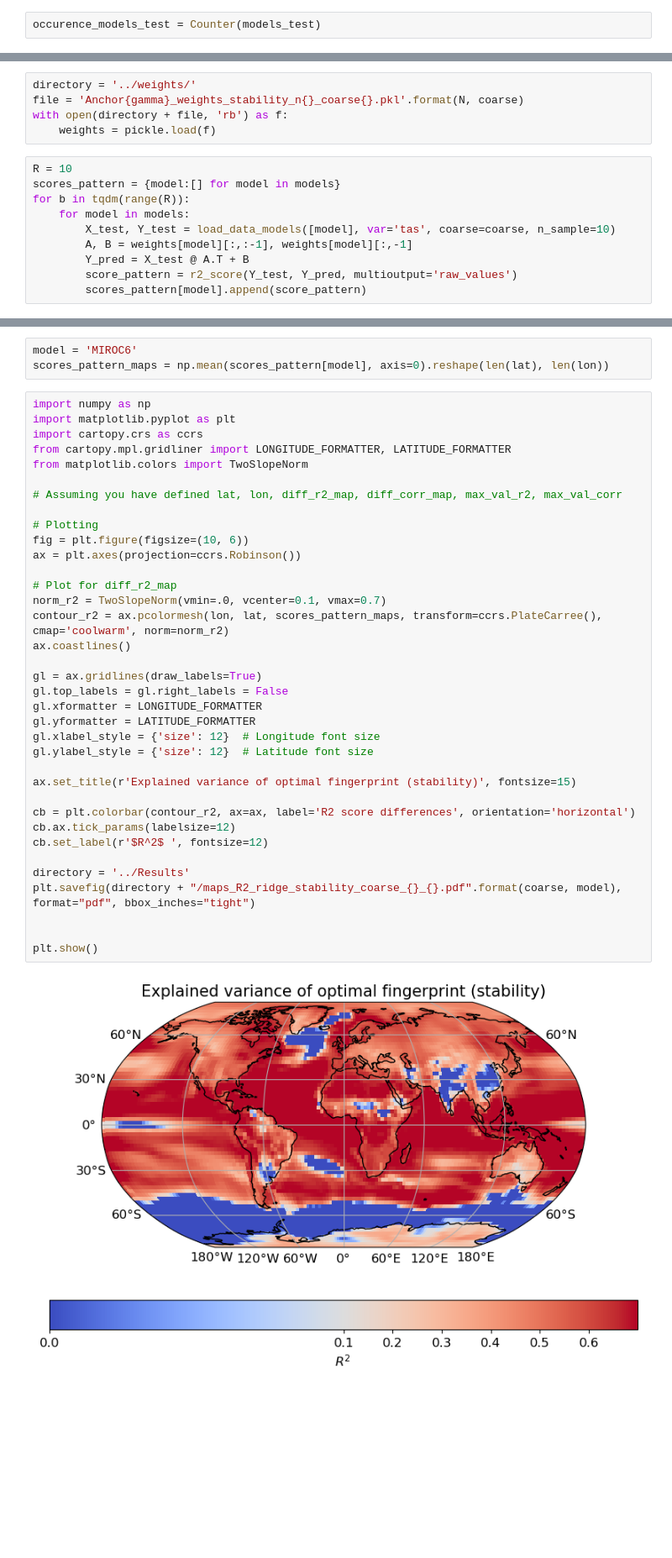
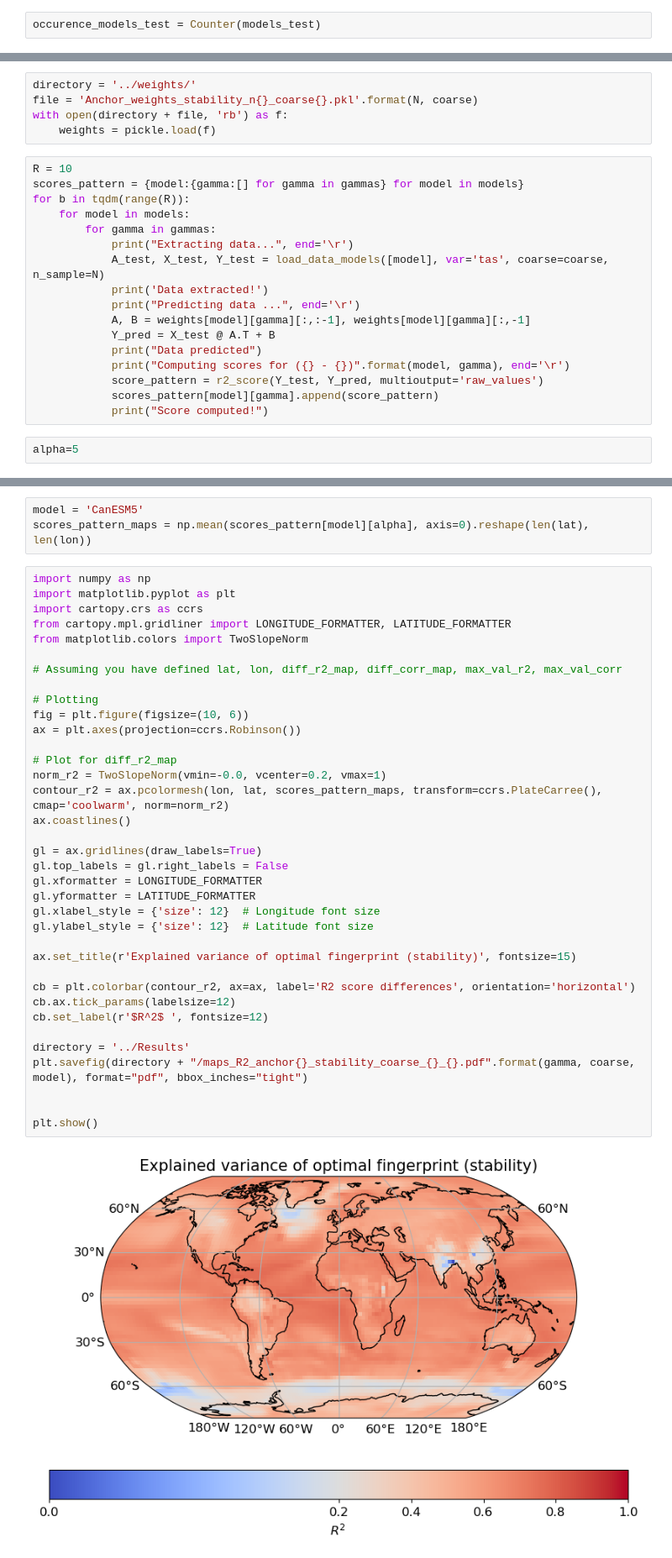
Before and after one commit to homerdurand/ForceSMIP, a Jupyter notebook: notebooks/Anchor_stability_selection.ipynb, the cells around one changed output, grey strips where cells are left out. Shown at 84% size. Cells and saved outputs as stored; diff of their text form; blank space fills up the shorter version.

Commit message:
Adding a Random_forest_experiment and modif to anchor experiments

```diff
--- a/notebooks/Anchor_stability_selection.ipynb
+++ b/notebooks/Anchor_stability_selection.ipynb
@@ -167,16 +384,25 @@ Extracting data...
 # %%
 directory = '../weights/'
-file = 'Anchor{gamma}_weights_stability_n{}_coarse{}.pkl'.format(N, coarse)
+file = 'Anchor_weights_stability_n{}_coarse{}.pkl'.format(N, coarse)
 with open(directory + file, 'rb') as f:
     weights = pickle.load(f)
 # %%
 R = 10
-scores_pattern = {model:[] for model in models}
+scores_pattern = {model:{gamma:[] for gamma in gammas} for model in models}
 for b in tqdm(range(R)):
     for model in models:
-        X_test, Y_test = load_data_models([model], var='tas', coarse=coarse, n_sample=10)
-        A, B = weights[model][:,:-1], weights[model][:,-1]
-        Y_pred = X_test @ A.T + B
-        score_pattern = r2_score(Y_test, Y_pred, multioutput='raw_values')
-        scores_pattern[model].append(score_pattern)
+        for gamma in gammas:
+            print("Extracting data...", end='\r')
+            A_test, X_test, Y_test = load_data_models([model], var='tas', coarse=coarse, n_sample=N)
+            print('Data extracted!')
+            print("Predicting data ...", end='\r')
+            A, B = weights[model][gamma][:,:-1], weights[model][gamma][:,-1]
+            Y_pred = X_test @ A.T + B
+            print("Data predicted")
+            print("Computing scores for ({} - {})".format(model, gamma), end='\r')
+            score_pattern = r2_score(Y_test, Y_pred, multioutput='raw_values')
+            scores_pattern[model][gamma].append(score_pattern)
+            print("Score computed!")
+# %%
+alpha=5
 # %%
@@ -200,6 +426,6 @@ plt.show()
 # %%
-model = 'MIROC6'
-scores_pattern_maps = np.mean(scores_pattern[model], axis=0).reshape(len(lat), len(lon))
+model = 'CanESM5'
+scores_pattern_maps = np.mean(scores_pattern[model][alpha], axis=0).reshape(len(lat), len(lon))
 # %%
 import numpy as np
 import matplotlib.pyplot as plt
@@ -208,33 +434,33 @@ from cartopy.mpl.gridliner import LONGITUDE_FORMATTER, LATITUDE_FORMATTER
 from matplotlib.colors import TwoSlopeNorm
 
 # Assuming you have defined lat, lon, diff_r2_map, diff_corr_map, max_val_r2, max_val_corr
 
 # Plotting
 fig = plt.figure(figsize=(10, 6))
 ax = plt.axes(projection=ccrs.Robinson())
 
 # Plot for diff_r2_map
-norm_r2 = TwoSlopeNorm(vmin=.0, vcenter=0.1, vmax=0.7)
+norm_r2 = TwoSlopeNorm(vmin=-0.0, vcenter=0.2, vmax=1)
 contour_r2 = ax.pcolormesh(lon, lat, scores_pattern_maps, transform=ccrs.PlateCarree(), cmap='coolwarm', norm=norm_r2)
 ax.coastlines()
 
 gl = ax.gridlines(draw_labels=True)
 gl.top_labels = gl.right_labels = False
 gl.xformatter = LONGITUDE_FORMATTER
 gl.yformatter = LATITUDE_FORMATTER
 gl.xlabel_style = {'size': 12}  # Longitude font size
 gl.ylabel_style = {'size': 12}  # Latitude font size
 
 ax.set_title(r'Explained variance of optimal fingerprint (stability)', fontsize=15)
 
 cb = plt.colorbar(contour_r2, ax=ax, label='R2 score differences', orientation='horizontal')
 cb.ax.tick_params(labelsize=12)
 cb.set_label(r'$R^2$ ', fontsize=12)
 
 directory = '../Results'
-plt.savefig(directory + "/maps_R2_ridge_stability_coarse_{}_{}.pdf".format(coarse, model), format="pdf", bbox_inches="tight")
+plt.savefig(directory + "/maps_R2_anchor{}_stability_coarse_{}_{}.pdf".format(gamma, coarse, model), format="pdf", bbox_inches="tight")
 
 
 plt.show()
 # %% [output]
-[figure, old version]
+[figure, new version]
```
Also changed, not shown: parts of 5 cells of this notebook, 2 other files.
